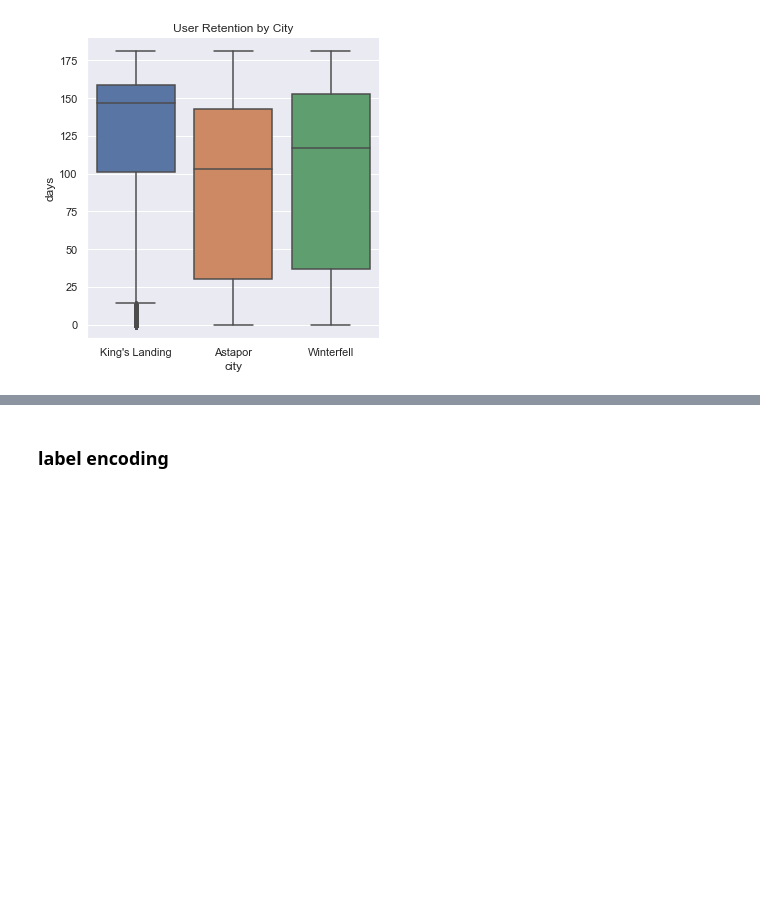
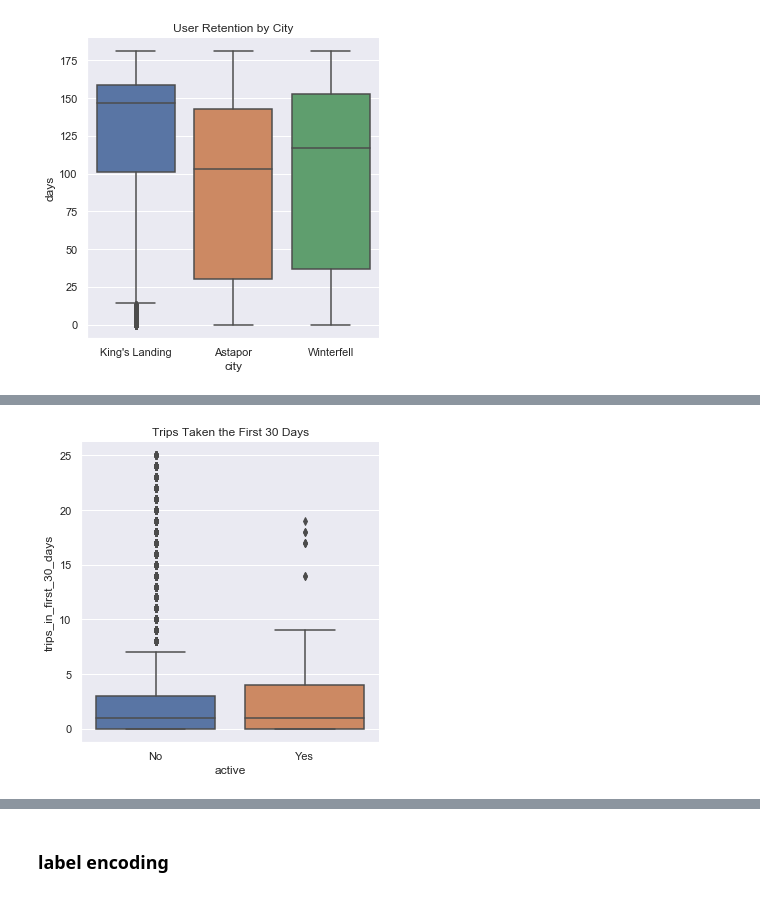
Before and after one commit to annafin/Springboard-Data-Science, a Jupyter notebook: ultimate_technologies_challenge/tech_challenge.ipynb, the cells around one changed output, grey strips where cells are left out. Saved outputs shown, nothing was run; the diff lists cells and outputs as text; code cells hidden in the pictures; blank space fills up the shorter version.

```diff
--- a/ultimate_technologies_challenge/tech_challenge.ipynb
+++ b/ultimate_technologies_challenge/tech_challenge.ipynb
@@ -628,0 +642,7 @@ plt.show() # King's Landing has the longest time frame for user retention
+# %%
+# do retained users take more rides in the first 30 days?
+sns.catplot(x='active', y='trips_in_first_30_days', kind='box', data=rider)
+plt.title('Trips Taken the First 30 Days')
+plt.show() # average is similar but the upper percentile of users take more rides
+# %% [output]
+[figure, added]
```
Also changed, not shown: parts of 11 cells of this notebook.
